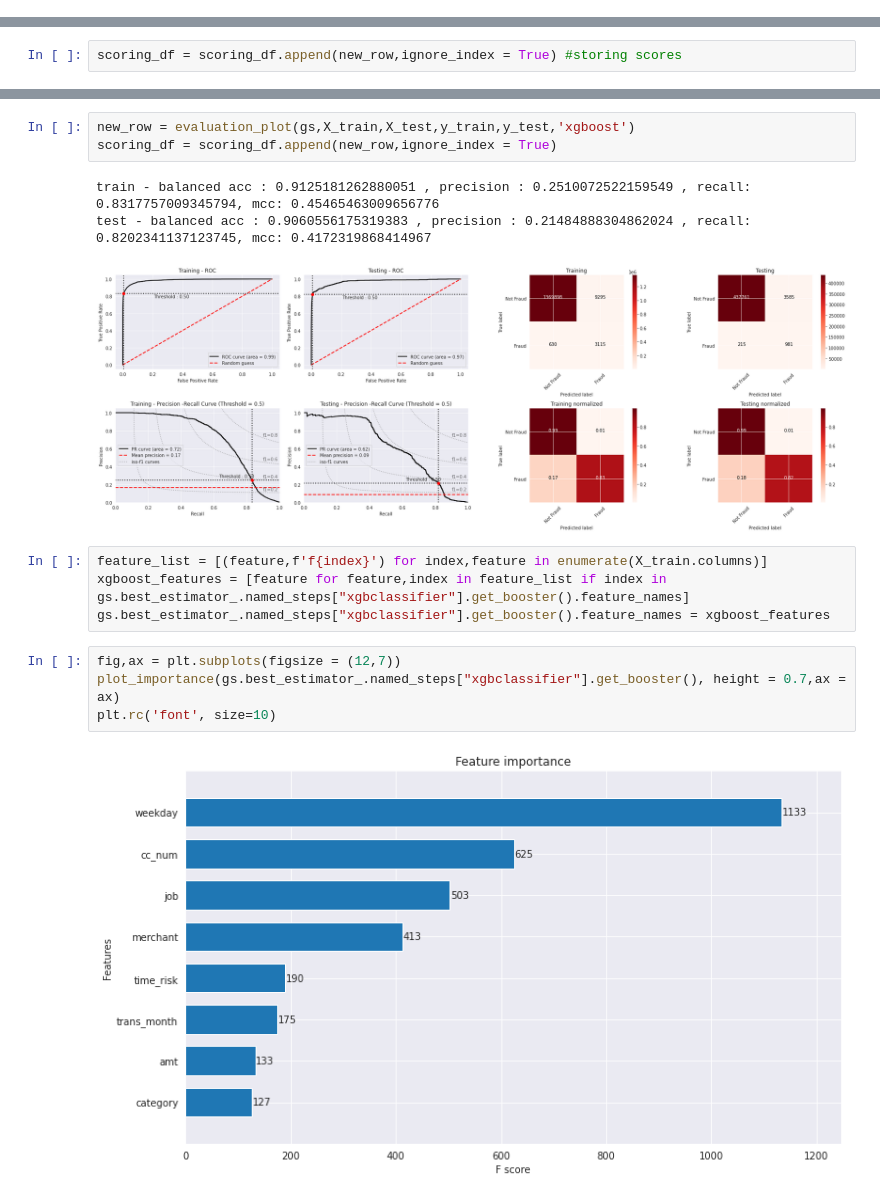
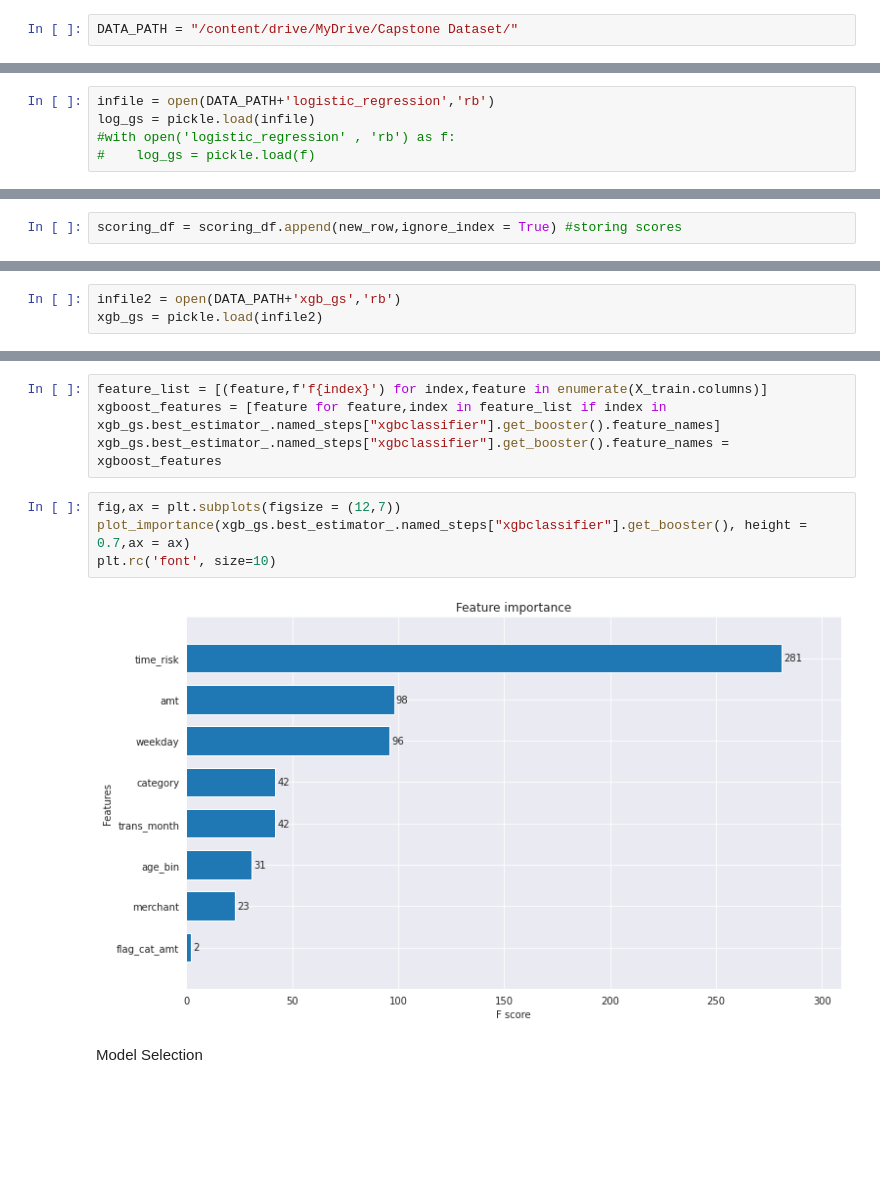
Before and after one commit to ngcheeyuan/Fraud_Detection_Capstone, a Jupyter notebook: Capstone_Final_Model_TS.ipynb, the cells around one changed output, grey strips where cells are left out. Cells and saved outputs as stored; diff of their text form; blank space fills up the shorter version.

```diff
--- a/Capstone_Final_Model_TS.ipynb
+++ b/Capstone_Final_Model_TS.ipynb
@@ -284,4 +319,6 @@ drive.mount('/content/drive')
 Mounted at /content/drive
 # %% [markdown]
 ### Reading in data
+# %%
+DATA_PATH = "/content/drive/MyDrive/Capstone Dataset/"
 # %%
@@ -401,0 +459,5 @@ GridSearchCV(cv=[(RangeIndex(start=0, stop=923485, step=1),
+# %%
+infile = open(DATA_PATH+'logistic_regression','rb')
+log_gs = pickle.load(infile)
+#with open('logistic_regression' , 'rb') as f:
+#    log_gs = pickle.load(f)
@@ -470 +679,4 @@ gs = GridSearchCV(xgboost_model, # what object are we optimizing?
+# %%
+infile2 = open(DATA_PATH+'xgb_gs','rb')
+xgb_gs = pickle.load(infile2)
 # %%
@@ -518,17 +744,12 @@ xgb_test_score
-# %%
-new_row = evaluation_plot(gs,X_train,X_test,y_train,y_test,'xgboost')
-scoring_df = scoring_df.append(new_row,ignore_index = True)
-# %% [output]
-train - balanced acc : 0.9125181262880051 , precision : 0.2510072522159549 , recall: 0.8317757009345794, mcc: 0.45465463009656776
-test - balanced acc : 0.9060556175319383 , precision : 0.21484888304862024 , recall: 0.8202341137123745, mcc: 0.4172319868414967
-[figure, removed]
 # %%
 feature_list = [(feature,f'f{index}') for index,feature in enumerate(X_train.columns)]
-xgboost_features = [feature for feature,index in feature_list if index in gs.best_estimator_.named_steps["xgbclassifier"].get_booster().feature_names]
-gs.best_estimator_.named_steps["xgbclassifier"].get_booster().feature_names = xgboost_features
+xgboost_features = [feature for feature,index in feature_list if index in xgb_gs.best_estimator_.named_steps["xgbclassifier"].get_booster().feature_names]
+xgb_gs.best_estimator_.named_steps["xgbclassifier"].get_booster().feature_names = xgboost_features
 # %%
 fig,ax = plt.subplots(figsize = (12,7))
-plot_importance(gs.best_estimator_.named_steps["xgbclassifier"].get_booster(), height = 0.7,ax = ax)
+plot_importance(xgb_gs.best_estimator_.named_steps["xgbclassifier"].get_booster(), height = 0.7,ax = ax)
 plt.rc('font', size=10)
 # %% [output]
-[figure, old version]
+[figure, new version]
+# %% [markdown]
+Model Selection
```
Also changed, not shown: parts of 62 cells of this notebook.
